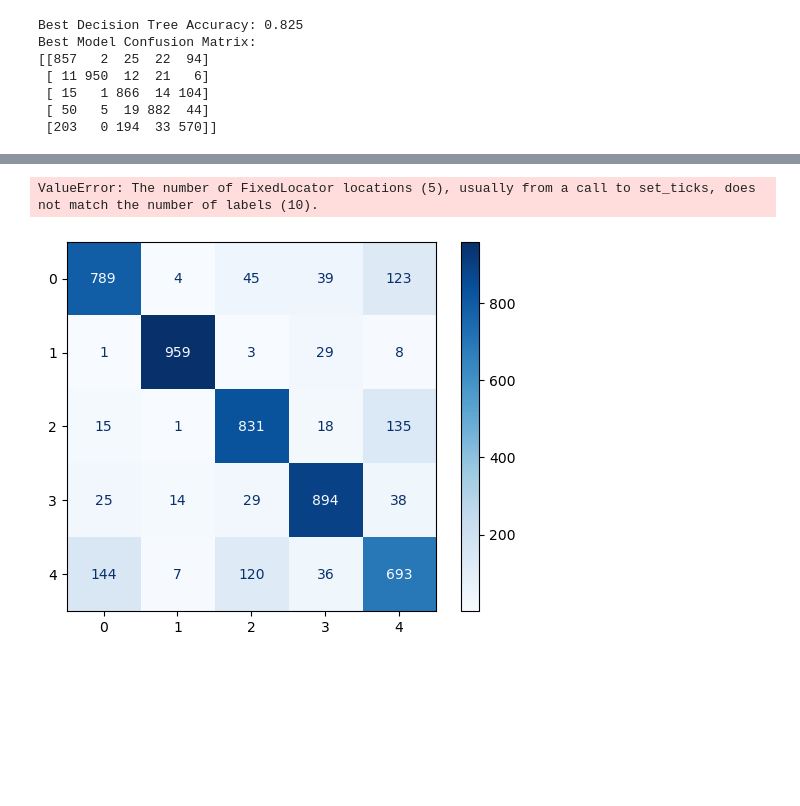
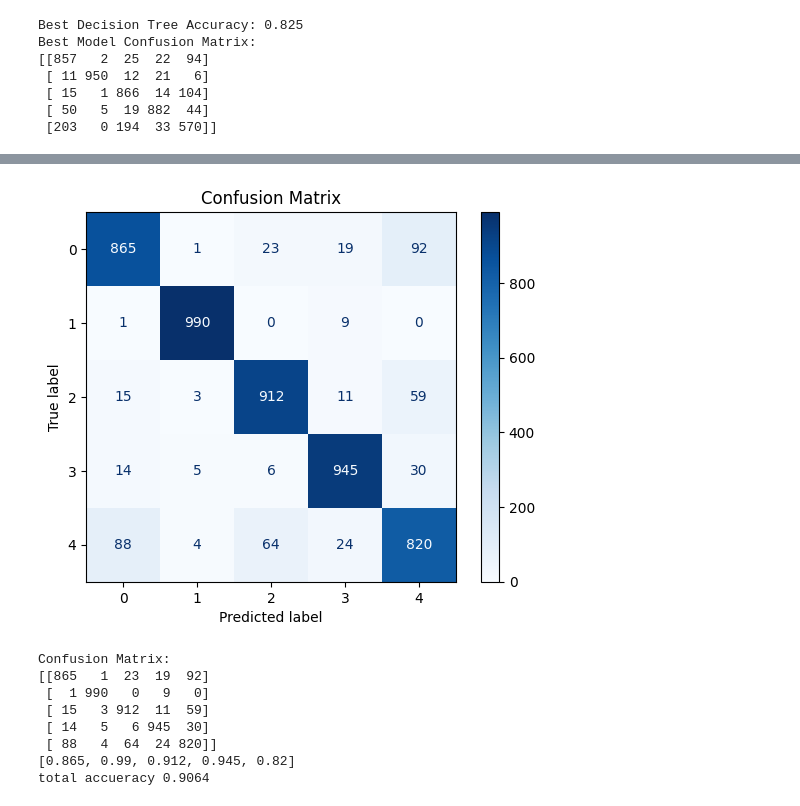
Before and after one commit to eloplope/Fashion-classifier, a Jupyter notebook: reference_models.ipynb, the cells around one changed output, grey strips where cells are left out. Drawn from its saved outputs; the diff is of its cells as text; code cells hidden in the pictures; blank space fills up the shorter version.

```diff
--- a/reference_models.ipynb
+++ b/reference_models.ipynb
@@ -188,7 +249,7 @@ KeyboardInterrupt:
 # %%
 import numpy as np
 import matplotlib.pyplot as plt
-from sklearn.metrics import confusion_matrix, ConfusionMatrixDisplay
+from sklearn.metrics import confusion_matrix, ConfusionMatrixDisplay, accuracy_score
 
 # Make predictions
 y_pred_probs = model.predict(x_test)  # Get probabilities for each class
@@ -198,7 +259,7 @@ y_pred = np.argmax(y_pred_probs, axis=1)  # Convert probabilities to class label
 cm = confusion_matrix(y_test, y_pred)
 
 #Plot the confusion matrix
-disp = ConfusionMatrixDisplay(confusion_matrix=cm, display_labels=np.arange(10))
+disp = ConfusionMatrixDisplay(confusion_matrix=cm, display_labels=np.arange(5))
 disp.plot(cmap=plt.cm.Blues, values_format='d')
 plt.title("Confusion Matrix")
 plt.show()
@@ -206,4 +267,15 @@ plt.show()
 # Print the confusion matrix for reference
 print("Confusion Matrix:")
 print(cm)
+
+
+misclassification_rate=[]
+
+for i in range(5):
+    total_row = np.sum(cm[i,:])
+    error_rate = cm[i,i] / total_row
+    misclassification_rate.append(error_rate)
+print(misclassification_rate)
+
+print("total accueracy",accuracy_score(y_test, y_pred))
 # %% [output]
@@ -211,5 +283,12 @@ print(cm)
+[figure, new version]
-ValueError: The number of FixedLocator locations (5), usually from a call to set_ticks, does not match the number of labels (10).
+Confusion Matrix:
+[[865   1  23  19  92]
+ [  1 990   0   9   0]
+ [ 15   3 912  11  59]
+ [ 14   5   6 945  30]
+ [ 88   4  64  24 820]]
+[0.865, 0.99, 0.912, 0.945, 0.82]
+total accueracy 0.9064
-[figure, old version]
 # %%
 import tensorflow as tf
 from tensorflow.python.client import device_lib
```
Also changed, not shown: parts of 7 cells of this notebook, 2 other files.
